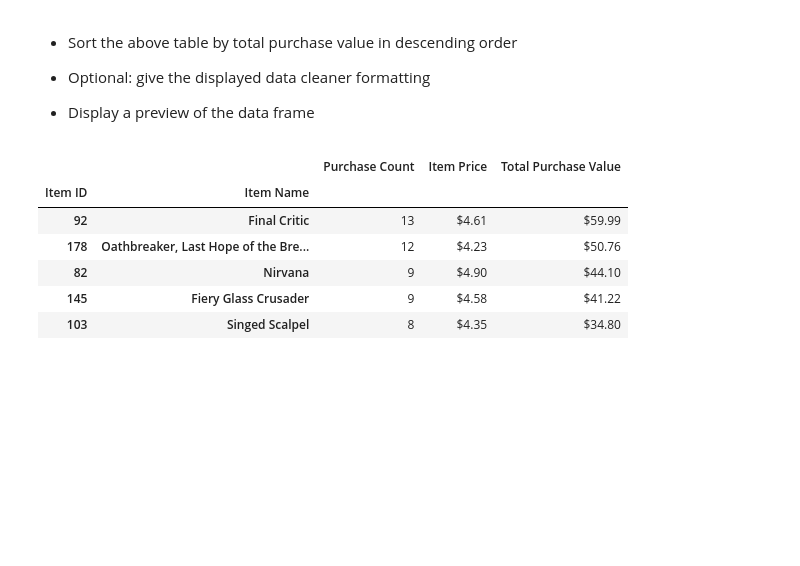
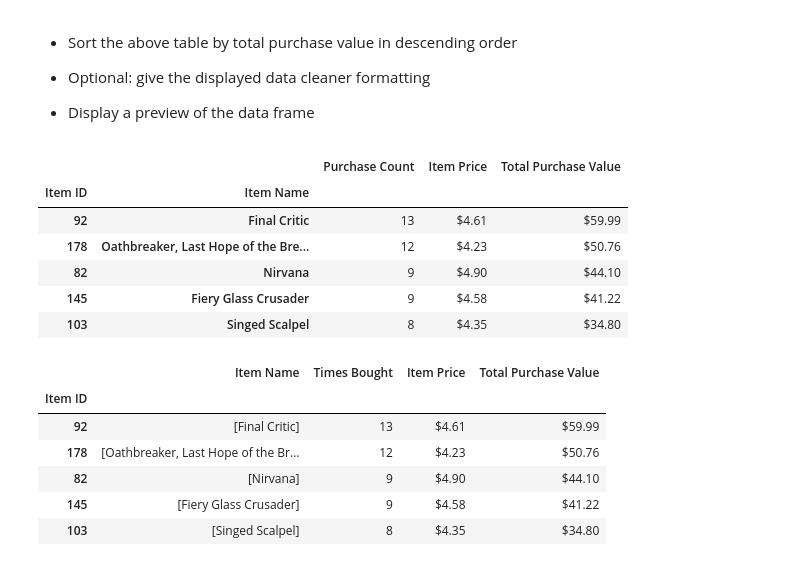
Before and after one commit to Fispit/Heroes-of-Pymoli-Analysis, a Jupyter notebook: HeroesOfPymoli/HeroesOfPymoli.ipynb, the cells around one changed output. Saved outputs shown, nothing was run; the diff lists cells and outputs as text; code cells hidden in the pictures; blank space fills up the shorter version.

```diff
--- a/HeroesOfPymoli/HeroesOfPymoli.ipynb
+++ b/HeroesOfPymoli/HeroesOfPymoli.ipynb
@@ -403,3 +426,26 @@ usertable_df
 | 82 | Nirvana | 9 | $4.90 | $44.10 |
 | 145 | Fiery Glass Crusader | 9 | $4.58 | $41.22 |
 | 103 | Singed Scalpel | 8 | $4.35 | $34.80 |
+# %%
+usertable=purchase_data.groupby("Item ID")
+usertable_df=pd.DataFrame(usertable["Item ID"].count())
+usertable_df["Item Name"]=usertable["Item Name"].unique()
+usertable_df=usertable_df.rename(columns={"Purchase ID":"Number of Purchases","Item ID":"Times Bought"})
+usertable_df["Item Price"]=usertable["Price"].mean()
+usertable_df["Total Purchase Value"]=itemtable["Price"].sum()
+#.astype(float).map("${:,.2f}".format)
+usertable_df=usertable_df.sort_values(by="Total Purchase Value",ascending=False).head()
+usertable_df["Item Price"]=usertable_df["Item Price"].astype(float).map("${:,.2f}".format)
+usertable_df["Total Purchase Value"]=usertable_df["Total Purchase Value"].astype(float).map("${:,.2f}".format)
+columnnames=["Item Name","Times Bought","Item Price","Total Purchase Value"]
+usertable_df=usertable_df.reindex(columns=columnnames)
+usertable_df
+#The outputted values are different from the example, but I'm certain these are correct because the values that are in both tables are equal to each other
+# %% [output]
+|  | Item Name | Times Bought | Item Price | Total Purchase Value |
+| Item ID |  |  |  |  |
+| 92 | [Final Critic] | 13 | $4.61 | $59.99 |
+| 178 | [Oathbreaker, Last Hope of the Br... | 12 | $4.23 | $50.76 |
+| 82 | [Nirvana] | 9 | $4.90 | $44.10 |
+| 145 | [Fiery Glass Crusader] | 9 | $4.58 | $41.22 |
+| 103 | [Singed Scalpel] | 8 | $4.35 | $34.80 |
```
Also changed, not shown: parts of 3 cells of this notebook.
